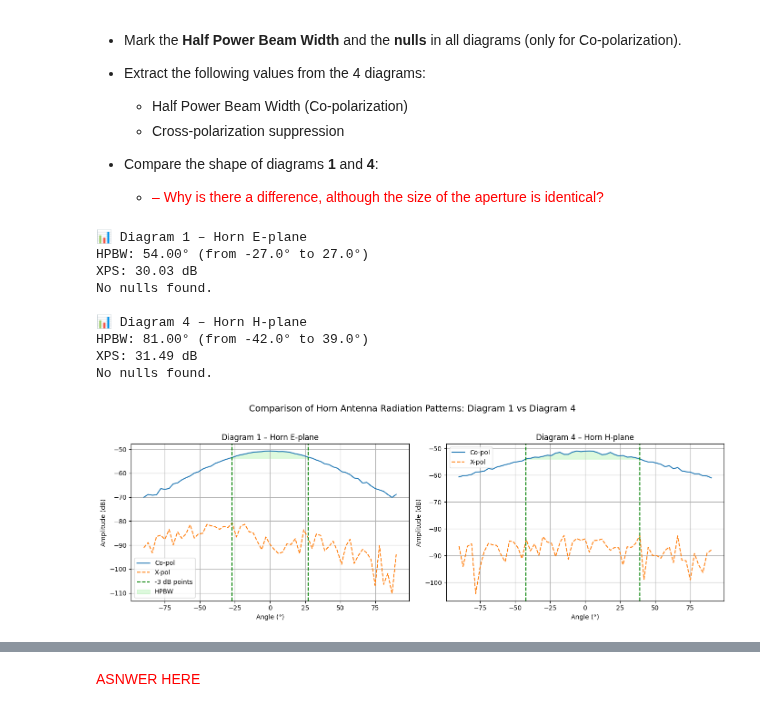
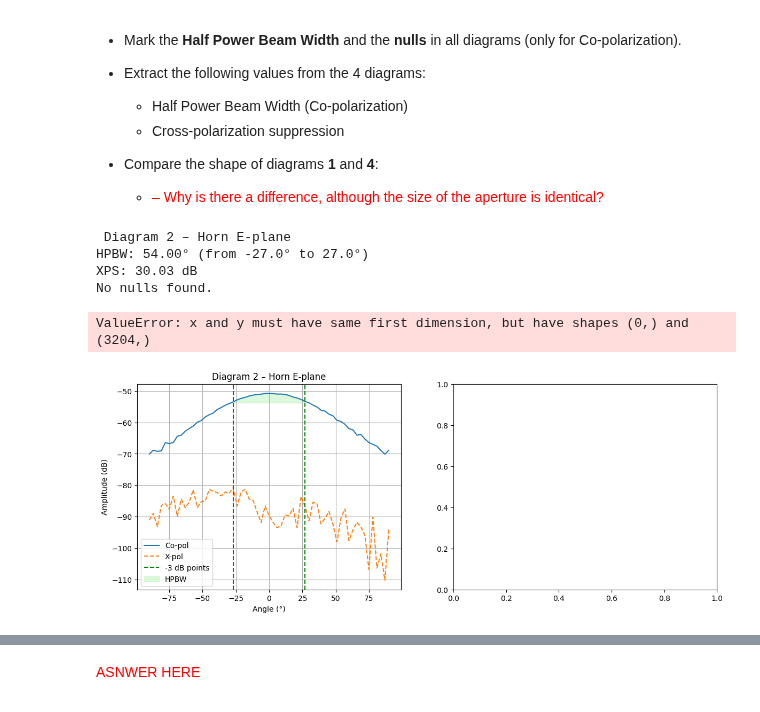
Before and after one commit to NortheLo/Microwave_Eng_Lab, a Jupyter notebook: Lab5_Antennas/Lab5_Antennas_Group1.ipynb, the cells around one changed output, grey strips where cells are left out. Saved outputs shown, nothing was run; the diff lists cells and outputs as text; code cells hidden in the pictures.

```diff
--- a/Lab5_Antennas/Lab5_Antennas_Group1.ipynb
+++ b/Lab5_Antennas/Lab5_Antennas_Group1.ipynb
@@ -267,7 +267,7 @@ def load_fields(co_path, x_path):
     E_x = 20 * np.log10(np.abs(x_data['measured_data'].flatten()))
     return angles, E_co, E_x
 
-def plot_comparison_subplots(co_paths, x_paths, titles, prominence=5):
+def plot_comparison_subplots(co_paths, x_paths, titles, prominence=2):
     fig, axs = plt.subplots(1, 2, figsize=(14, 5))
 
     for i in range(2):
@@ -295,11 +295,11 @@ def plot_comparison_subplots(co_paths, x_paths, titles, prominence=5):
             G_co = np.max(E_co[in_hpbw])
             G_x = np.max(E_x[in_hpbw])
             xps = G_co - G_x
-            print(f"\n📊 {titles[i]}")
+            print(f"\n {titles[i]}")
             print(f"HPBW: {right - left:.2f}° (from {left:.1f}° to {right:.1f}°)")
             print(f"XPS: {xps:.2f} dB")
         else:
-            print(f"\n⚠️ HPBW could not be determined for {titles[i]}")
+            print(f"\n HPBW could not be determined for {titles[i]}")
 
         # Nulls (only if found)
         null_idx, _ = find_peaks(-E_co, prominence=prominence)
@@ -313,40 +313,38 @@ def plot_comparison_subplots(co_paths, x_paths, titles, prominence=5):
         else:
             print("No nulls found.")
 
         # Labels and title
         ax.set_title(titles[i])
         ax.set_xlabel("Angle (°)")
         ax.set_ylabel("Amplitude (dB)")
         ax.grid(True)
         ax.legend()
 
     plt.suptitle("Comparison of Horn Antenna Radiation Patterns: Diagram 1 vs Diagram 4", fontsize=14)
     plt.tight_layout(rect=[0, 0, 1, 0.95])
     plt.show()
 
 # === FILE PATHS ===
 co_paths = [
     "Microwave_lab_07_07_25/Measurement_Antennas/Uncalibrated/561_HornEplane_Co.mat",   # Diagram 1
-    "Microwave_lab_07_07_25/Measurement_Antennas/Uncalibrated/564_HornHplane_Co.mat"    # Diagram 4
+    #"Microwave_lab_07_07_25/Measurement_Antennas/Uncalibrated/564_HornHplane_Co.mat"    # Diagram 4
+    "Microwave_lab_07_07_25/test/group2/horn2HplaneCO.mat"
 ]
 
 x_paths = [
     "Microwave_lab_07_07_25/Measurement_Antennas/Uncalibrated/561_HornEplane_X.mat",    # Diagram 1
-    "Microwave_lab_07_07_25/Measurement_Antennas/Uncalibrated/564_HornHplane_X.mat"     # Diagram 4
+    #"Microwave_lab_07_07_25/Measurement_Antennas/Uncalibrated/564_HornHplane_X.mat"     # Diagram 4
+    "Microwave_lab_07_07_25/test/group2/horn2HplaneX.mat"
 ]
 
-titles = ["Diagram 1 – Horn E-plane", "Diagram 4 – Horn H-plane"]
+titles = ["Diagram 2 – Horn E-plane", "Team 2 – Diagram 1"]
 
 # === CALL FUNCTION ===
 plot_comparison_subplots(co_paths, x_paths, titles)
 # %% [output]
-📊 Diagram 1 – Horn E-plane
+ Diagram 2 – Horn E-plane
 HPBW: 54.00° (from -27.0° to 27.0°)
 XPS: 30.03 dB
 No nulls found.
-
-📊 Diagram 4 – Horn H-plane
-HPBW: 81.00° (from -42.0° to 39.0°)
-XPS: 31.49 dB
-No nulls found.
+ValueError: x and y must have same first dimension, but have shapes (0,) and (3204,)
-[figure, old version]
+[figure, new version]
```
Also changed, not shown: parts of 5 cells of this notebook.
